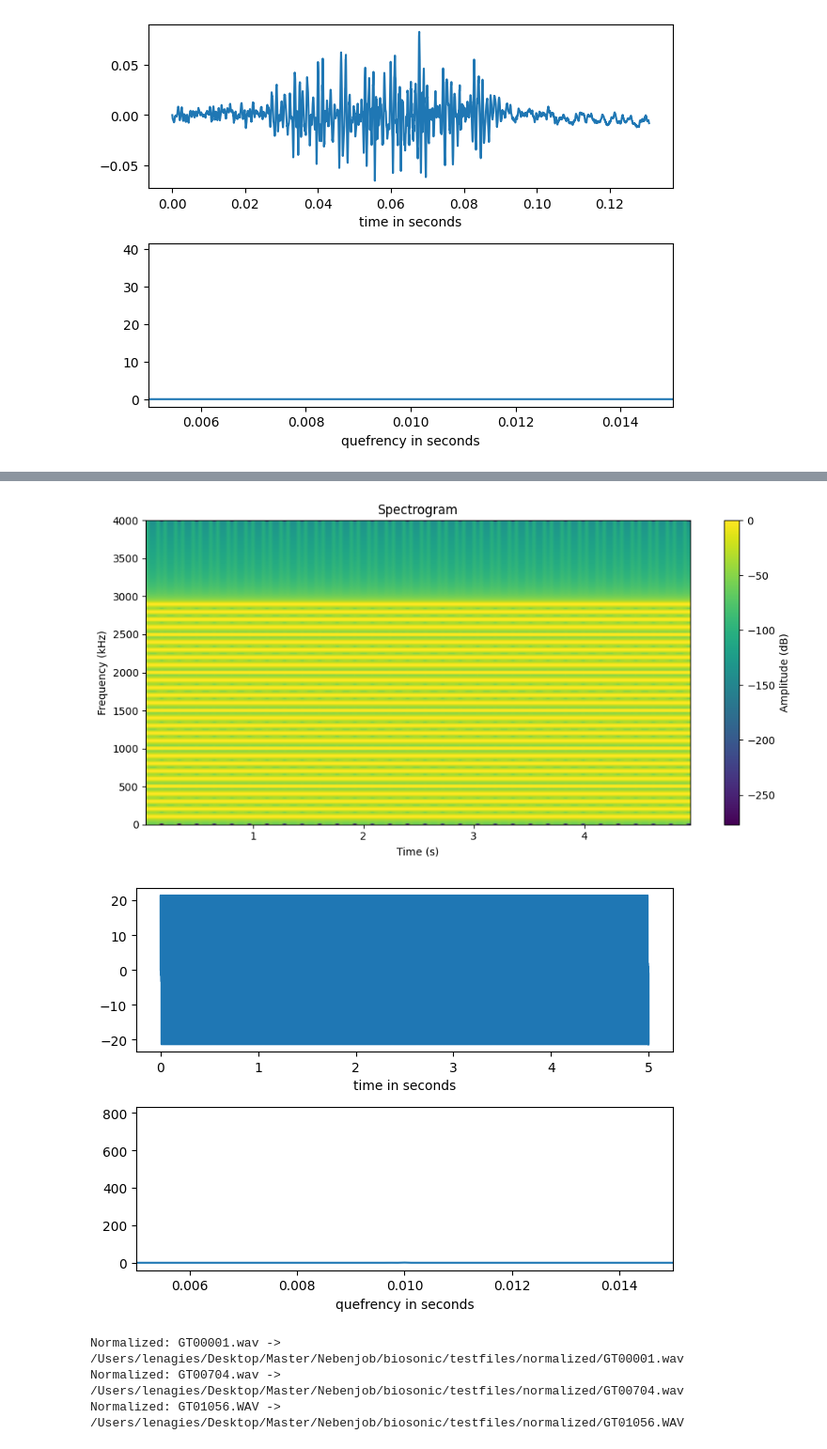
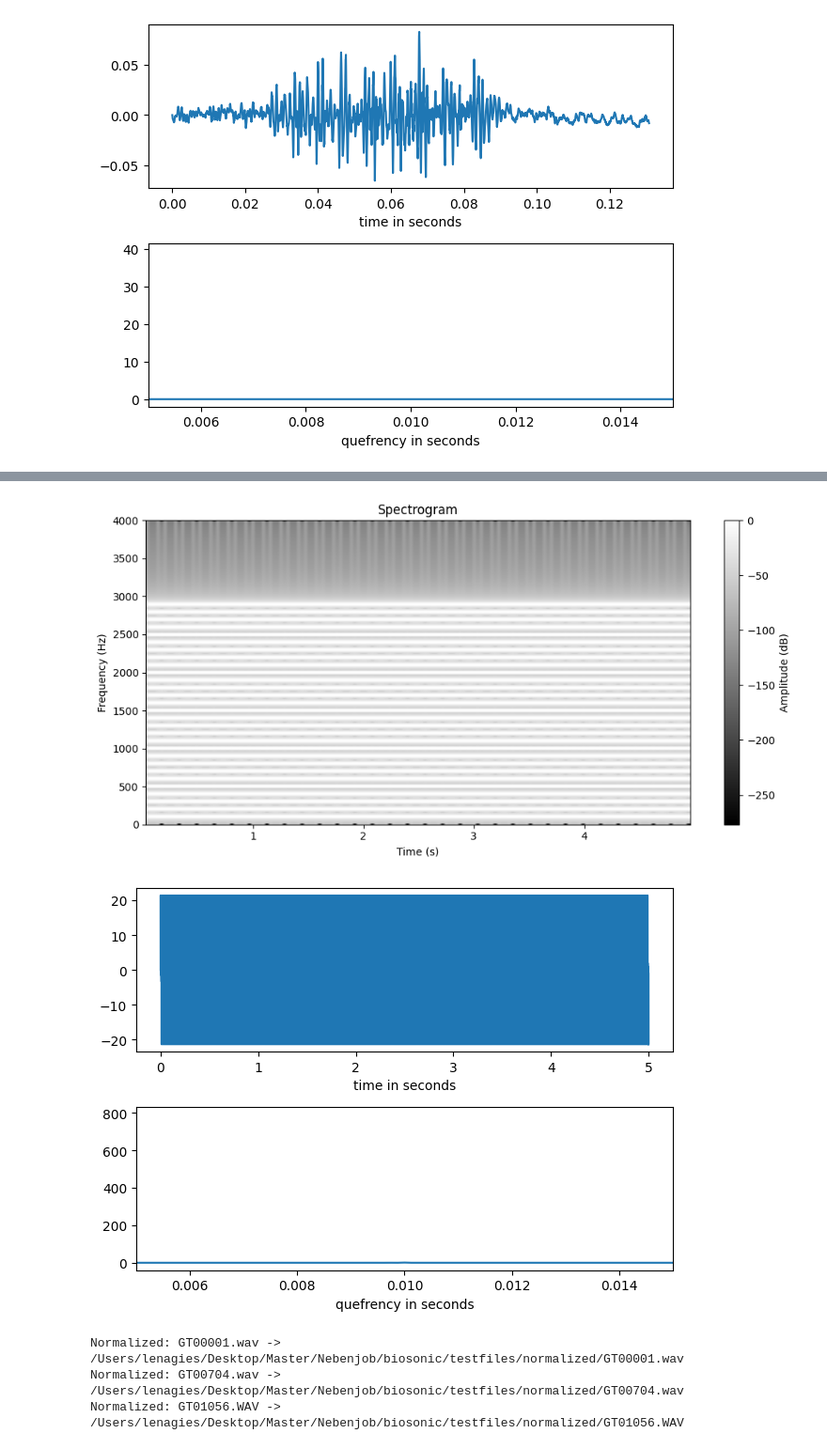
Before and after one commit to lgies23/biosonic, a Jupyter notebook: src/biosonic/test_plots.ipynb, the cells around one changed output, grey strips where cells are left out. Shown at 94% size. Saved outputs shown, nothing was run; the diff lists cells and outputs as text; code cells hidden in the pictures.

```diff
--- a/src/biosonic/test_plots.ipynb
+++ b/src/biosonic/test_plots.ipynb
@@ -117,16 +112,16 @@ plot_spectrogram(Sx, t, f, cmap='grey', freq_scale="mel", n_fft=n_fft, sr=sr, n_
 # %%
 duration = 5.0
 sr = 8000.0
 samples = int(sr*duration)
 t = np.arange(samples) / sr
 fundamental = 100.0
 harmonics = np.arange(1, 30) * fundamental
 data = np.sin(2.0*np.pi*harmonics[:,None]*t).sum(axis=0)
 
 Sx, t, f = spectrogram(data, sr)
-plot_spectrogram(Sx, t, f, cmap='grey', n_fft=512, sr=sr)
+plot_spectrogram(data, sr, cmap='grey', window_length=512)
 plot_cepstrum(data, sr)
 # %% [output]
-[figure, old version]
+[figure, new version]
 [figure]
 # %%
```
Also changed, not shown: parts of 19 cells of this notebook, 10 other files.
